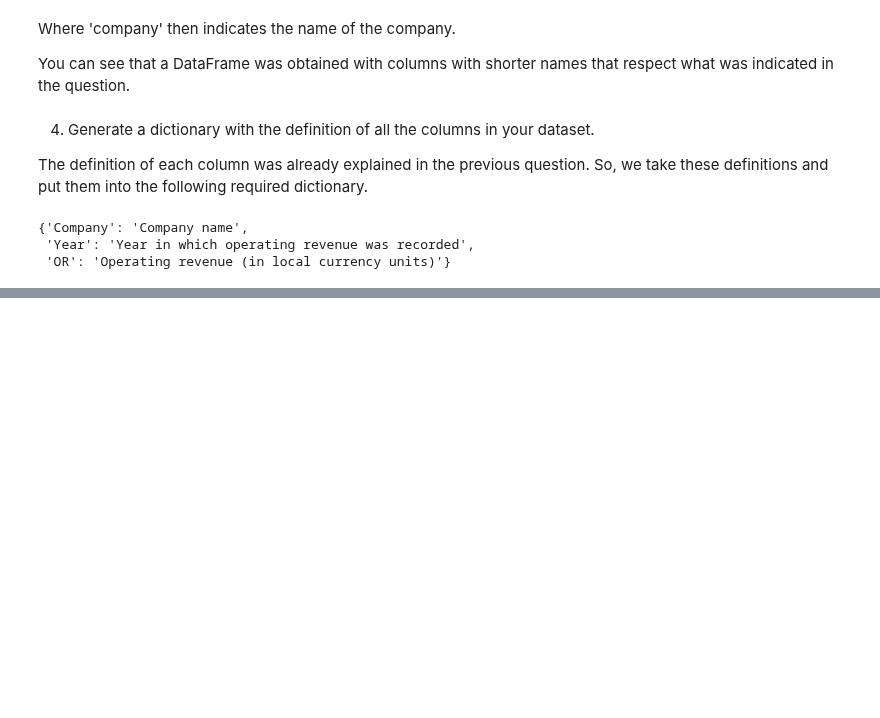
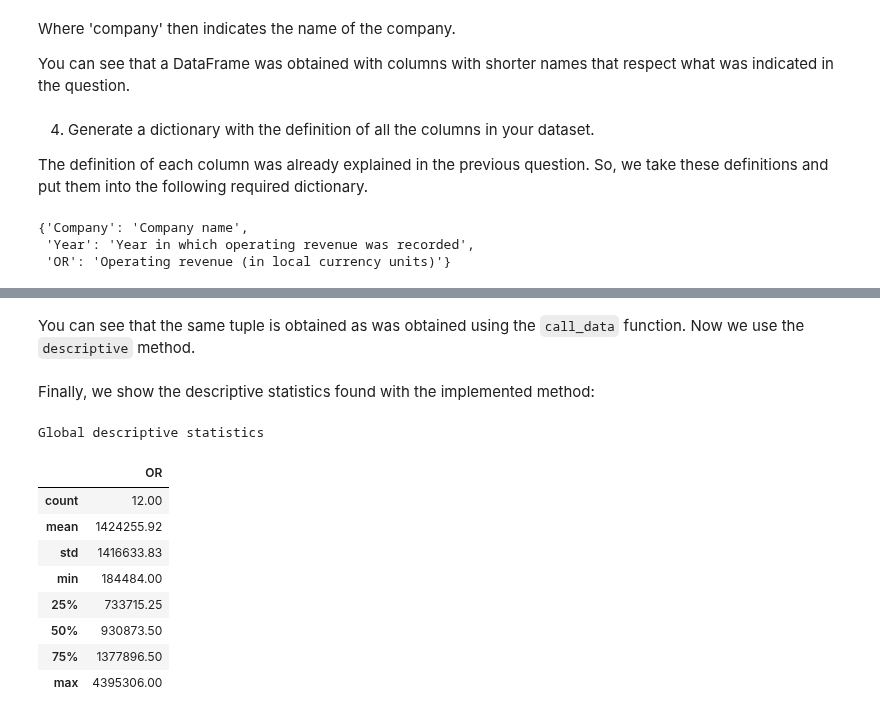
Before and after one commit to alexanderquispe/QLAB_Summer_Python, a Jupyter notebook: assignments/assignment_3/group_1_ass_3_2024.ipynb, the cells around one changed output, grey strips where cells are left out. Drawn from its saved outputs; the diff is of its cells as text; code cells hidden in the pictures; blank space fills up the shorter version.

```diff
--- a/assignments/assignment_3/group_1_ass_3_2024.ipynb
+++ b/assignments/assignment_3/group_1_ass_3_2024.ipynb
@@ -238,0 +464,2 @@ dic
+# %% [markdown]
+You can see that the same tuple is obtained as was obtained using the `call_data` function. Now we use the `descriptive` method.
@@ -238,0 +468,16 @@ dic
+# %% [markdown]
+Finally, we show the descriptive statistics found with the implemented method:
+# %%
+print('Global descriptive statistics')
+d_1
+# %% [output]
+Global descriptive statistics
+|  | OR |
+| count | 12.00 |
+| mean | 1424255.92 |
+| std | 1416633.83 |
+| min | 184484.00 |
+| 25% | 733715.25 |
+| 50% | 930873.50 |
+| 75% | 1377896.50 |
+| max | 4395306.00 |
```
Also changed, not shown: parts of 21 cells of this notebook.
